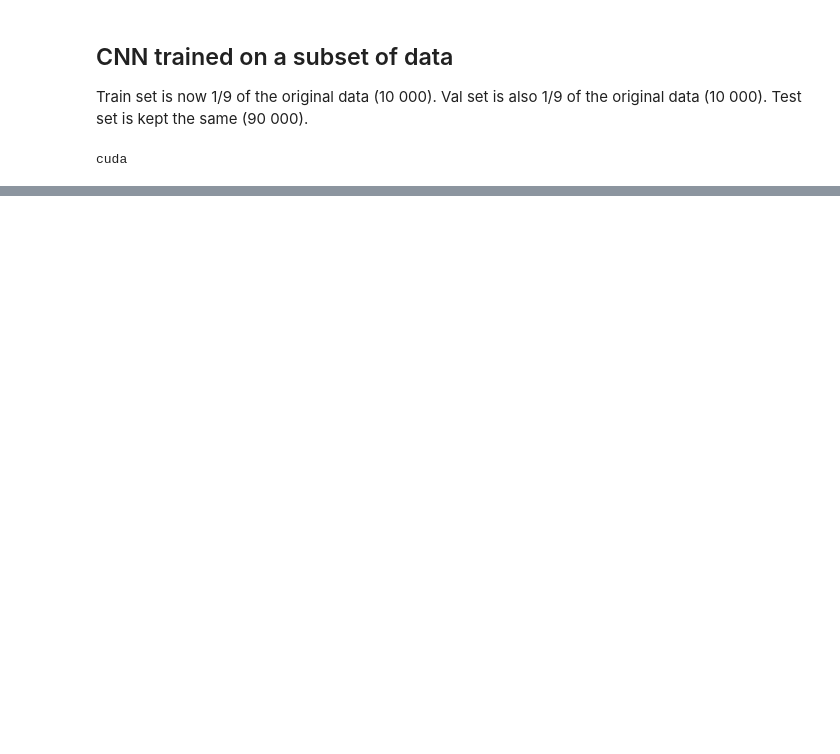
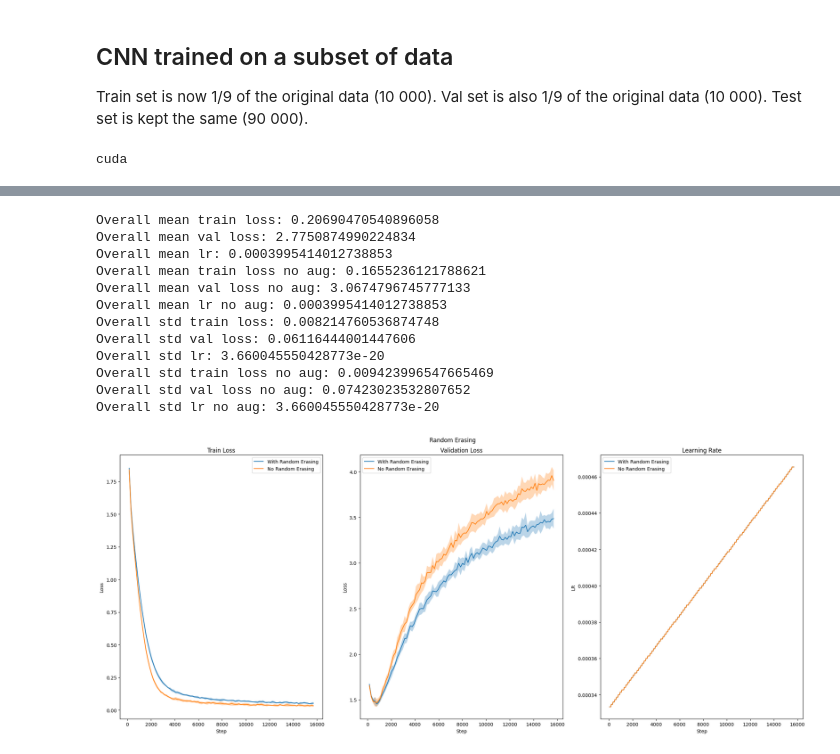
Before and after one commit to dxzielinski/dl-cnn, a Jupyter notebook: model/subset_cnn.ipynb, the cells around one changed output, grey strips where cells are left out. Cells and saved outputs as stored; diff of their text form; code cells hidden in the pictures; blank space fills up the shorter version.

Commit message:
add different augmentations comparison for subset of original dataset

```diff
--- a/model/subset_cnn.ipynb
+++ b/model/subset_cnn.ipynb
@@ -38,20 +27,0 @@ example_hyperparams = {
-# %%
-for lr in hyperparams["learning_rate"]:
-    for bs in hyperparams["batch_size"]:
-        for wd in hyperparams["weight_decay"]:
-            for dp in hyperparams["dropout"]:
-                example_hyperparams["learning_rate"] = lr
-                example_hyperparams["batch_size"] = bs
-                example_hyperparams["weight_decay"] = wd
-                example_hyperparams["dropout"] = dp
-                for i in range(runs):
-                    seed = 123 + i
-                    L.seed_everything(seed)
-                    torch.cuda.empty_cache()
-                    model = Model(example_hyperparams)
-                    logger = MLFlowLogger(save_dir="mlruns", experiment_name="CNN-subset-no-augmentation")
-                    lr_monitor = LearningRateMonitor(logging_interval="step")
-                    checkpoint_callback = ModelCheckpoint(monitor="val_f1_macro", mode="max", dirpath="checkpoints/cnn-subset-no-augmentation", filename=f"run_{i}_lr={model.hyperparameters["learning_rate"]}_bs={model.hyperparameters["batch_size"]}_wd={model.hyperparameters["weight_decay"]}_dropout={model.hyperparameters["dropout"]}_seed={seed}" + "-{epoch:02d}-{val_f1_macro:.2f}")
-                    trainer = L.Trainer(max_epochs=60, logger=logger, num_sanity_val_steps=0, enable_model_summary=False, deterministic=False, callbacks=[checkpoint_callback, lr_monitor], precision="16-mixed")
-                    data = ClassificationData(data_dir="../data_subset", batch_size=model.hyperparameters["batch_size"], transform=no_augmentation)
-                    trainer.fit(model, datamodule=data)
@@ -84,0 +102,14 @@ augment_params = {
+# %%
+def get_per_step_value(run_id):
+    train_loss = client.get_metric_history(run_id, "train_loss_epoch")
+    train_loss_steps, train_loss_values = [m.step for m in train_loss], [m.value for m in train_loss]
+    val_loss = client.get_metric_history(run_id, "val_loss_epoch")
+    val_loss_steps, val_loss_values = [m.step for m in val_loss], [m.value for m in val_loss]
+    lr = client.get_metric_history(run_id, "lr-AdamW")
+    lr_steps, lr_values = [m.step for m in lr], [m.value for m in lr]
+    return {"train_loss": (train_loss_steps, train_loss_values), "val_loss": (val_loss_steps, val_loss_values), "lr": (lr_steps, lr_values)}
+# %%
+norm_ids = ["7b42c04763cc4a8f81a9119c2f417569","94d3949addb64bd69fec21bf3add28a3", "92926a4a4bb24e7da37d07074a1fd011", "5c11380c58e2451c80ea15fa590d23fc", "d5f163155e9b4f5dbc21017b97923b41", "d2ce6ed686b142b8b8c8a364f5e4207d",
+            "f1b397a4b80945f29b9bc7d52befddce", "6a75611146e140468883296b8c13d43d", "424471aea80f4a65a475f1d37eb486a7", "09b01091badd455397aa97b16aff9966"]
+no_augment_ids = ["adfbfcf3b32d41719da930355aa2eb1c", "0c12f02210c042e79595b5a6c160aace", "3146c00a04854df086f64faa6bfeb070", "16b7e705452e44569c29e33de24aa2bd", "2384adff8089472d9c6bce0858a2a9ce", "84a3b086a6524303b48ea45242fdd837",
+               "011cad985bda4f4f92e0416a97e58560", "0eb1419e770946568dffdfc7556f8297", "8946ae93d2914925bbc511b8241f3dad", "54f2a45bf0df40808f8354d09a16d029"]
@@ -84,0 +132,5 @@ augment_params = {
+# %%
+earasing_ids = ["1c1ff5ba468d48448c5992a18cfbea01", "c404420a7de34dd1809d4771339426de", "80c6df25b2834752a44e33d5db71c4c9", "23ea5e0c66a24aa2abf31d369e904c21", "a3fcac4f07ca41f49cf7ce45a0ae3fe5", "5ec550403ae149528e287756d6dc43ae",
+                "7eec3499ed3e45758a124f78a5e416d9", "63abc0f16e1b438bb6f95e16e78344af", "6e905459850c48e8b830a32e76818315", "9638c2689bbf432bb84af9c56baf7ed7"]
+col_jitter_ids = ["7ecfe86a488d4486a07005fbef7e6456", "6226221f4c124276930fb6f2e423a08e", "f27ced0961ee434e8c8598fa3dc339e7", "f03c9dbf24034892b7eea52bb3a094fb", "73d03a14cf594be884cb736bad053575", "05b9ce1e813745b283f2b6100079481a",
+                  "b35021d0b8994605ace2e470609225e2", "b6ef113bb6114ec793ff4b57c12682bb", "024fe9884a454241a08081bee1ee45ae", "d34ba62c6f844aef862924571539e6bd"]
@@ -84,0 +333,16 @@ augment_params = {
+# %%
+plot_results(earasing_ids, "Random Erasing")
+# %% [output]
+Overall mean train loss: 0.20690470540896058
+Overall mean val loss: 2.7750874990224834
+Overall mean lr: 0.0003995414012738853
+Overall mean train loss no aug: 0.1655236121788621
+Overall mean val loss no aug: 3.0674796745777133
+Overall mean lr no aug: 0.0003995414012738853
+Overall std train loss: 0.008214760536874748
+Overall std val loss: 0.06116444001447606
+Overall std lr: 3.660045550428773e-20
+Overall std train loss no aug: 0.009423996547665469
+Overall std val loss no aug: 0.07423023532807652
+Overall std lr no aug: 3.660045550428773e-20
+[figure, added]
```
Also changed, not shown: parts of 23 cells of this notebook.
